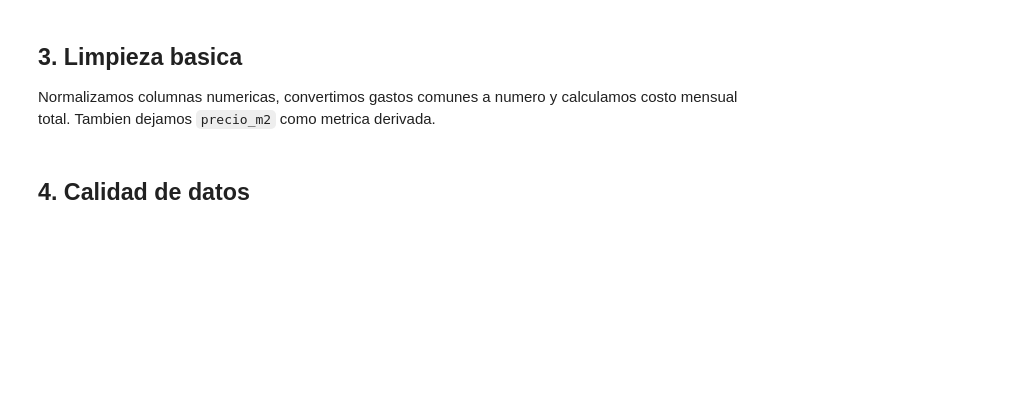
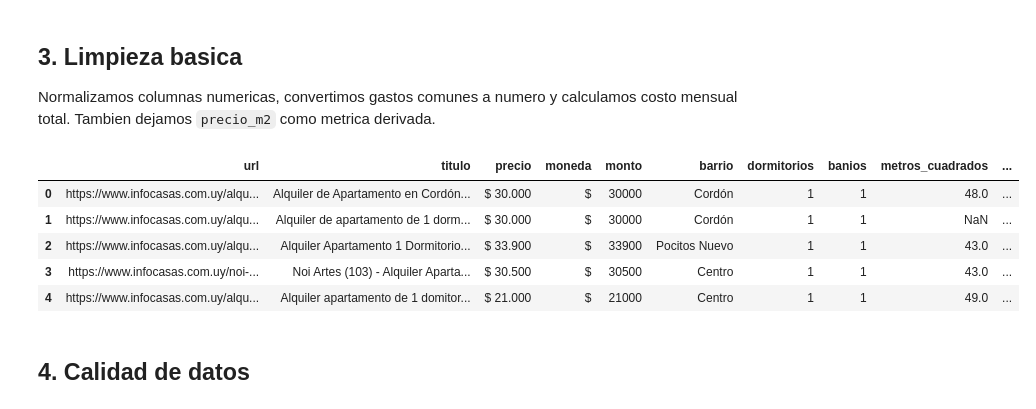
Before and after one commit to demarcopy/rental_scraper, a Jupyter notebook: notebooks/analisis_alquileres.ipynb, the cells around one changed output. Saved outputs shown, nothing was run; the diff lists cells and outputs as text; code cells hidden in the pictures; blank space fills up the shorter version.

```diff
--- a/notebooks/analisis_alquileres.ipynb
+++ b/notebooks/analisis_alquileres.ipynb
@@ -51,25 +62,31 @@ Normalizamos columnas numericas, convertimos gastos comunes a numero y calculamo
 # %%
 def limpiar_monto_gastos(valor):
     if pd.isna(valor):
         return 0.0
     texto = str(valor).strip()
     if not texto:
         return 0.0
     numero = re.sub(r'[^0-9]', '', texto)
     return float(numero) if numero else 0.0
 
 df = df_raw.copy()
 
 for columna in ['monto', 'dormitorios', 'banios', 'metros_cuadrados']:
     df[columna] = pd.to_numeric(df[columna], errors='coerce')
 
 df['gastos_comunes_monto'] = df['gastos_comunes'].apply(limpiar_monto_gastos)
 df['costo_mensual_total'] = df['monto'] + df['gastos_comunes_monto']
 df.loc[df['metros_cuadrados'] <= 0, 'metros_cuadrados'] = pd.NA
 df['precio_m2'] = df['monto'] / df['metros_cuadrados']
 
-df.to_csv(ANALYSIS_DIR / 'alquileres_limpios.csv', index=False)
 df.head()
+# %% [output]
+|  | url | titulo | precio | moneda | monto | barrio | dormitorios | banios | metros_cuadrados | ... |
+| 0 | https://www.infocasas.com.uy/alqu... | Alquiler de Apartamento en Cordón... | $ 30.000 | $ | 30000 | Cordón | 1 | 1 | 48.0 | ... |
+| 1 | https://www.infocasas.com.uy/alqu... | Alquiler de apartamento de 1 dorm... | $ 30.000 | $ | 30000 | Cordón | 1 | 1 | NaN | ... |
+| 2 | https://www.infocasas.com.uy/alqu... | Alquiler Apartamento 1 Dormitorio... | $ 33.900 | $ | 33900 | Pocitos Nuevo | 1 | 1 | 43.0 | ... |
+| 3 | https://www.infocasas.com.uy/noi-... | Noi Artes (103) - Alquiler Aparta... | $ 30.500 | $ | 30500 | Centro | 1 | 1 | 43.0 | ... |
+| 4 | https://www.infocasas.com.uy/alqu... | Alquiler apartamento de 1 domitor... | $ 21.000 | $ | 21000 | Centro | 1 | 1 | 49.0 | ... |
 # %% [markdown]
 ## 4. Calidad de datos
 # %%
```
Also changed, not shown: parts of 13 cells of this notebook, 6 other files.
